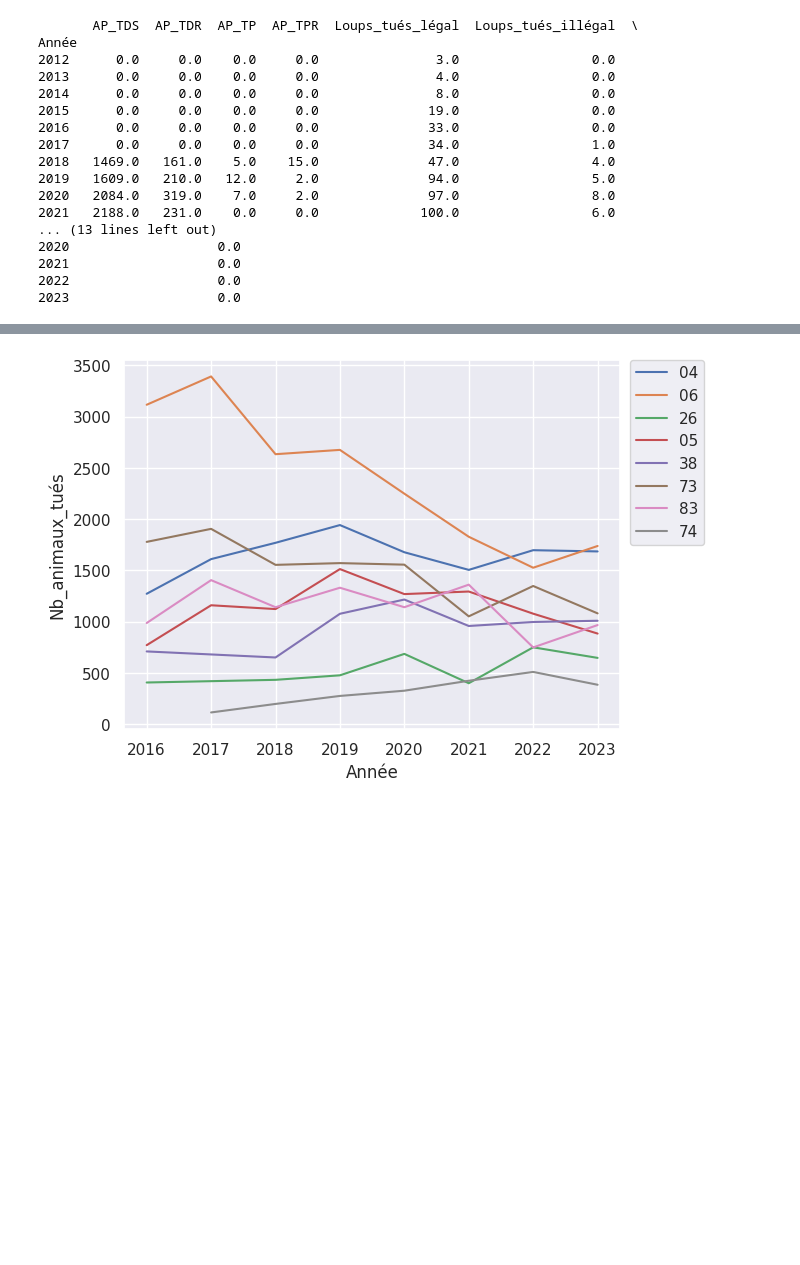
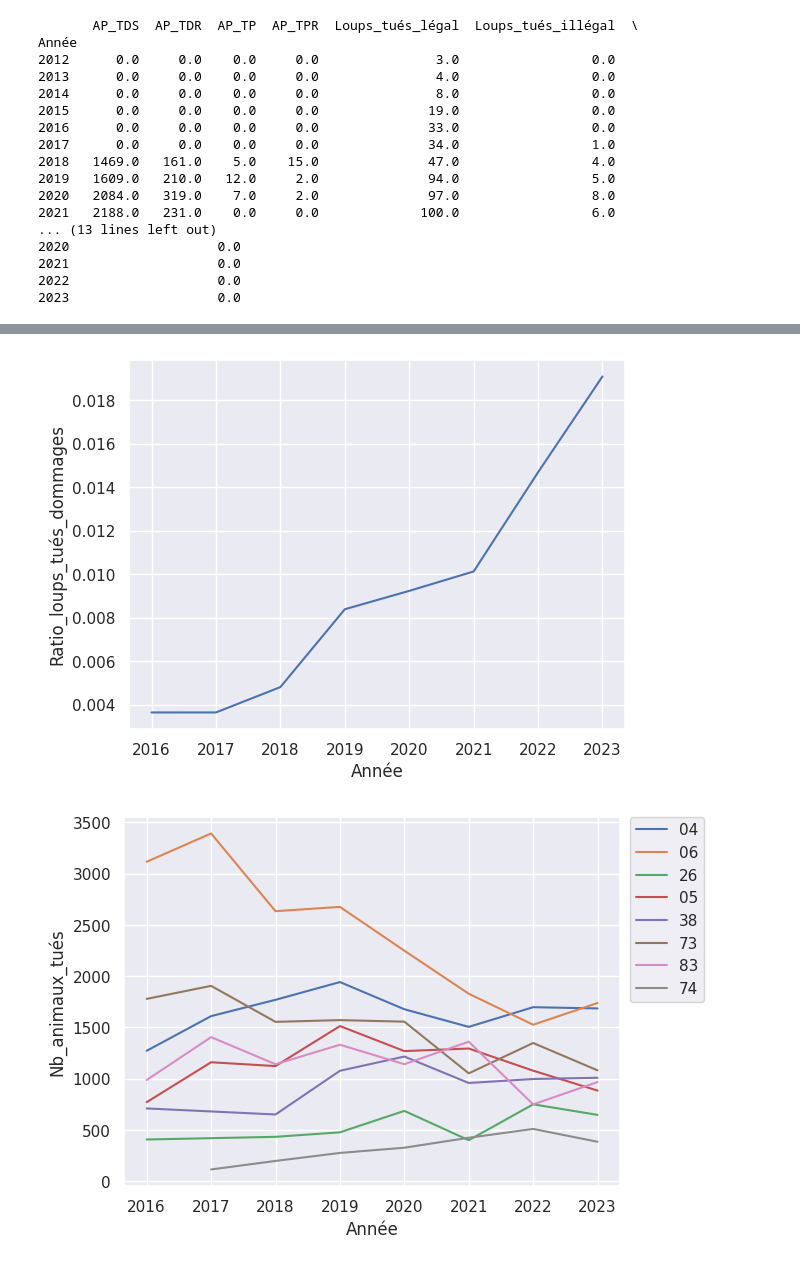
Before and after one commit to dthonon/pna_loup_suivi, a Jupyter notebook: notebook/Analyse_mortalité_loup.ipynb, the cells around one changed output, grey strips where cells are left out. Cells and saved outputs as stored; diff of their text form; code cells hidden in the pictures; blank space fills up the shorter version.

```diff
--- a/notebook/Analyse_mortalité_loup.ipynb
+++ b/notebook/Analyse_mortalité_loup.ipynb
@@ -113,3 +123,7 @@ sns.set_theme()
+# %%
+sns.lineplot(data=donnees_pna_y, x="Année", y="Ratio_loups_tués_dommages");
+# %% [output]
+[figure, added]
 # %%
 dept_max = (
     "Num_Département == '06' or Num_Département == '04' or Num_Département == '05' or Num_Département == '83'"
```
Also changed, not shown: parts of 7 cells of this notebook.
